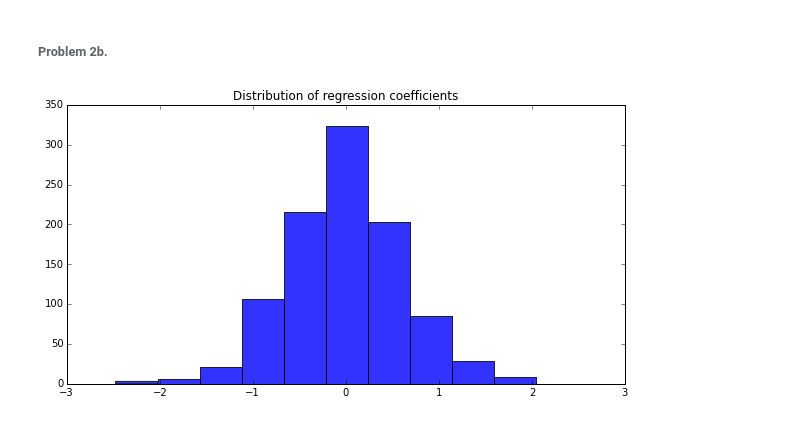
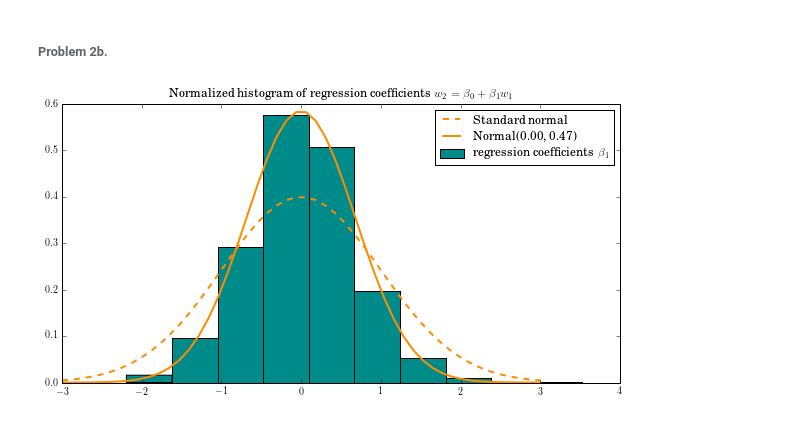
Before and after one commit to pvarsh/applied_data_science, a Jupyter notebook: assignment-5/assignment_5.ipynb, the cells around one changed output. Cells and saved outputs as stored; diff of their text form; code cells hidden in the pictures.

```diff
--- a/assignment-5/assignment_5.ipynb
+++ b/assignment-5/assignment_5.ipynb
@@ -193,11 +197,24 @@ for i in range(1000):
     Xl = np.column_stack((np.ones(len(w2l)), w2l))
     slope = sm.OLS(w1l, Xl).fit().params[1]
     slopes.append(slope)
+slopes = np.array(slopes)
-# %%
-fig, ax = plt.subplots(figsize = (10, 5))
-ax.hist(slopes, lw = 1, alpha = .8)
-ax.set_title("Distribution of regression coefficients")
-plt.savefig('problem2b.png', bbox_inches = 'tight')
-plt.show()
-# %% [output]
-[figure, removed]
+# %%
+from matplotlib import rc
+plt.rc('text', usetex=True)
+plt.rc('font', family='serif')
+x = np.linspace(-3, 3)
+fig, ax = plt.subplots(figsize = (10, 5))
+ax.hist(slopes, lw = 1, normed = 1, color = "darkcyan", label = r'\textrm{regression coefficients} \beta_1') #label = "Regression coefficients")
+ax.plot(x, stats.norm.pdf(x), '--', color = "darkorange", lw = 2, label = "Standard normal")
+ax.plot(x,
+        stats.norm.pdf(x, loc = slopes.mean(), scale = slopes.std()),
+        '-',
+        color = "darkorange",
+        lw = 2,
+        label = ("Normal(%2.2f, %2.2f)" %(round(slopes.mean(),2)+0, slopes.std()**2)))
+ax.set_title(r"Normalized histogram of regression coefficients $w_2 = \beta_0 + \beta_1w_1$")
+ax.legend(loc = 1)
+plt.savefig('problem2b.png', bbox_inches = 'tight')
+plt.show()
+# %% [output]
+[figure, added]
```
Also changed, not shown: parts of 3 cells of this notebook, 2 other files.
